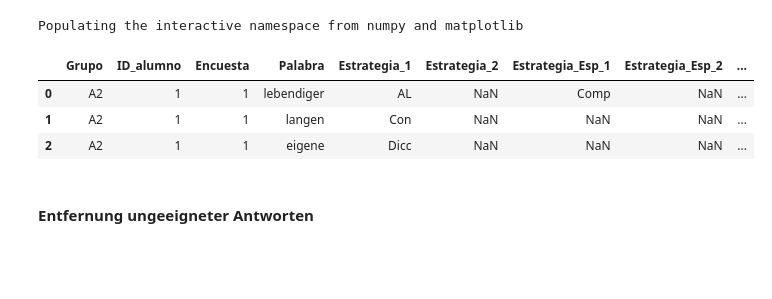
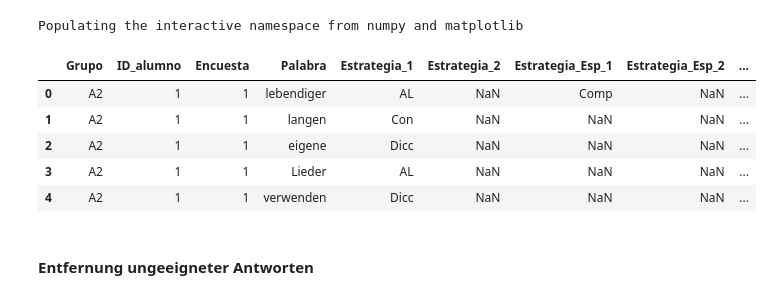
Before and after one commit to martinakienberger/Strategienanalyse_Voc, a Jupyter notebook: Datenanalyse_Voc_Valencia.ipynb, the cells around one changed output. Cells and saved outputs as stored; diff of their text form; code cells hidden in the pictures; blank space fills up the shorter version.

```diff
--- a/Datenanalyse_Voc_Valencia.ipynb
+++ b/Datenanalyse_Voc_Valencia.ipynb
@@ -19,12 +19,14 @@ Populating the interactive namespace from numpy and matplotlib
 # %%
 Rohdaten = pd.read_excel('D:\Daten\DISS\Daten\Valencia.xlsx')
 # %%
-Rohdaten.head(3)
+Rohdaten.head()
 # %% [output]
 |  | Grupo | ID_alumno | Encuesta | Palabra | Estrategia_1 | Estrategia_2 | Estrategia_Esp_1 | Estrategia_Esp_2 | ... |
 | 0 | A2 | 1 | 1 | lebendiger | AL | NaN | Comp | NaN | ... |
 | 1 | A2 | 1 | 1 | langen | Con | NaN | NaN | NaN | ... |
 | 2 | A2 | 1 | 1 | eigene | Dicc | NaN | NaN | NaN | ... |
+| 3 | A2 | 1 | 1 | Lieder | AL | NaN | NaN | NaN | ... |
+| 4 | A2 | 1 | 1 | verwenden | Dicc | NaN | NaN | NaN | ... |
 # %% [markdown]
 #### Entfernung ungeeigneter Antworten
 # %%
```
Also changed, not shown: parts of 13 cells of this notebook, 1 other file.
